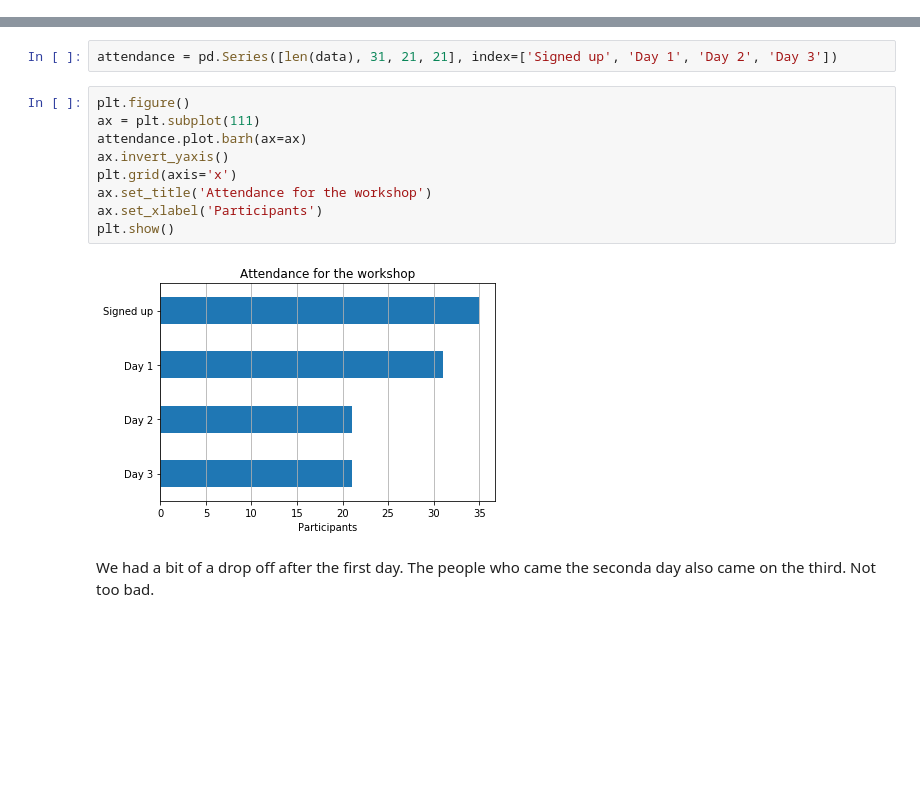
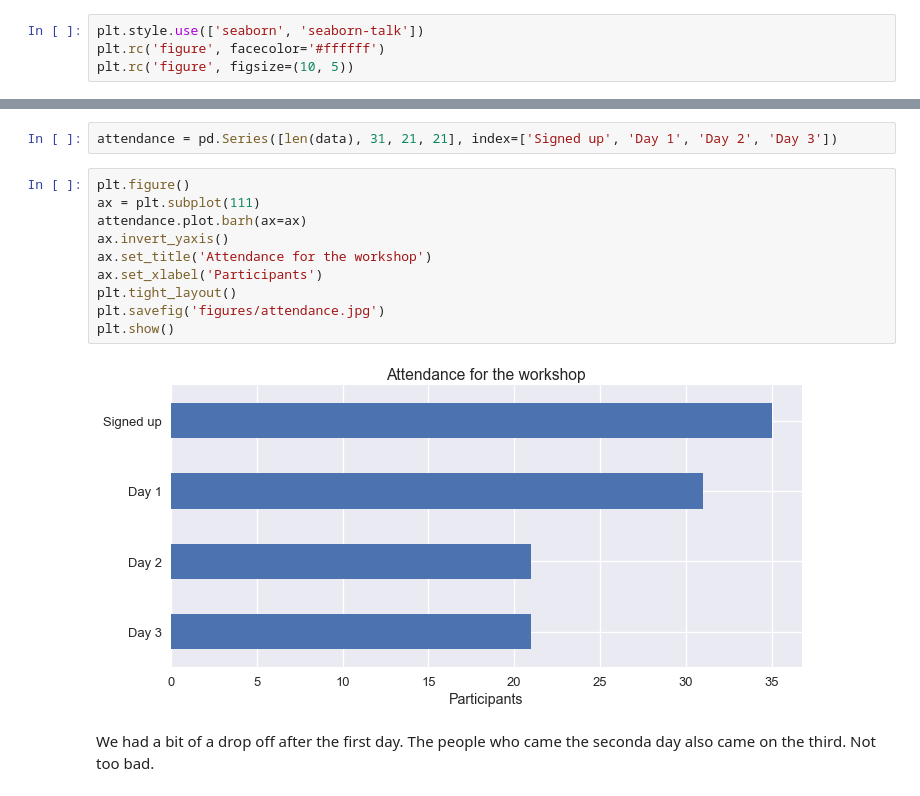
Before and after one commit to leouieda/python-hawaii-2017, a Jupyter notebook: demographics-analysis.ipynb, the cells around one changed output, grey strips where cells are left out. Saved outputs shown, nothing was run; the diff lists cells and outputs as text; blank space fills up the shorter version.

Commit message:
Save and better style for demographics figures

```diff
--- a/demographics-analysis.ipynb
+++ b/demographics-analysis.ipynb
@@ -8,3 +10,7 @@ import matplotlib.pyplot as plt
+# %%
+plt.style.use(['seaborn', 'seaborn-talk'])
+plt.rc('figure', facecolor='#ffffff')
+plt.rc('figure', figsize=(10, 5))
 # %% [markdown]
 ## Load the demographics data
 
@@ -48,14 +54,15 @@ attendance = pd.Series([len(data), 31, 21, 21], index=['Signed up', 'Day 1', 'Da
 # %%
 plt.figure()
 ax = plt.subplot(111)
 attendance.plot.barh(ax=ax)
 ax.invert_yaxis()
-plt.grid(axis='x')
 ax.set_title('Attendance for the workshop')
 ax.set_xlabel('Participants')
+plt.tight_layout()
+plt.savefig('figures/attendance.jpg')
 plt.show()
 # %% [output]
-[figure, old version]
+[figure, new version]
 # %% [markdown]
  We had a bit of a drop off after the first day. The people who came the seconda day also came on the third. Not too bad.
 # %% [markdown]
```
Also changed, not shown: parts of 5 cells of this notebook, 5 other files.
